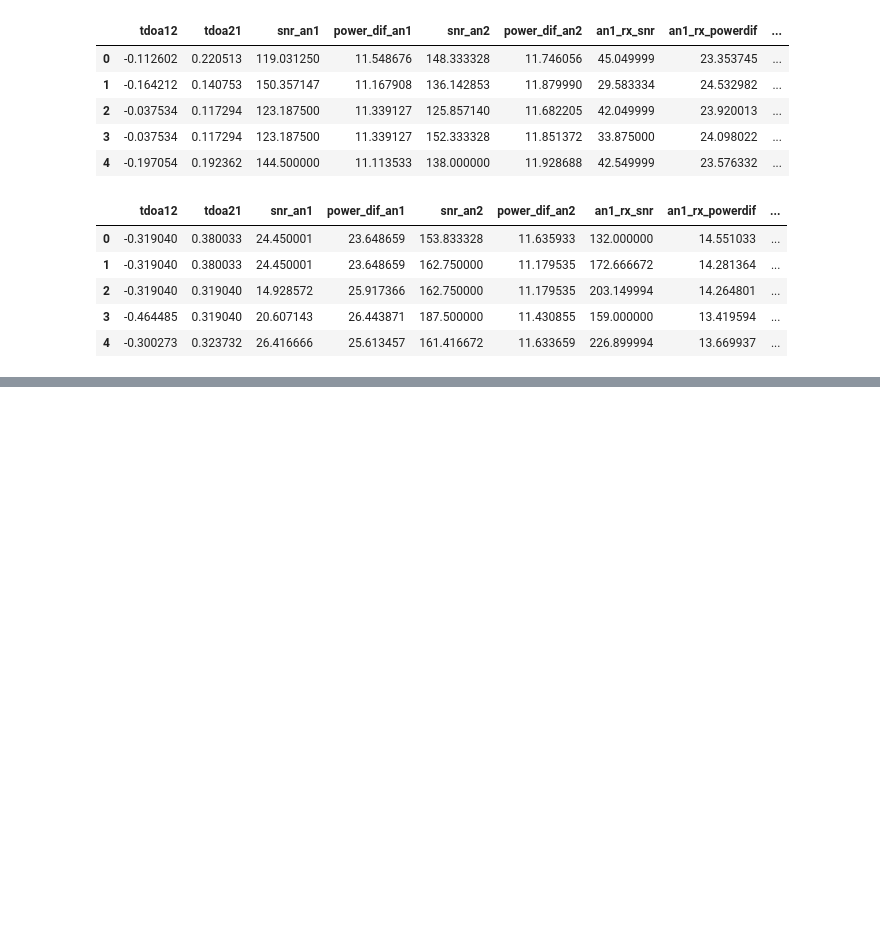
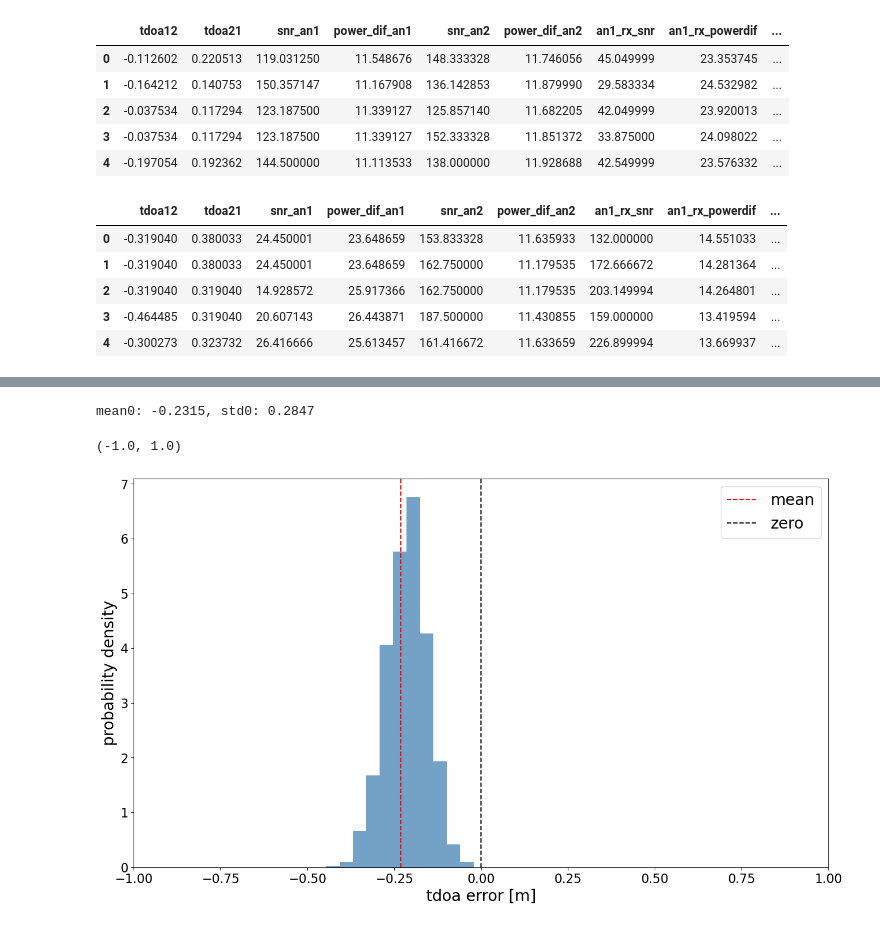
Before and after one commit to B3NToo/Identification-of-NLOS-causing-Material-in-UWB-Localization-Using-Machine-Learning-Methods, a Jupyter notebook: baseline classification/data_analysis.ipynb, the cells around one changed output, grey strips where cells are left out. Cells and saved outputs as stored; diff of their text form; code cells hidden in the pictures; blank space fills up the shorter version.

```diff
--- a/baseline classification/data_analysis.ipynb
+++ b/baseline classification/data_analysis.ipynb
@@ -40,0 +157,23 @@ data.head()
+# %%
+# extract data
+tdoa12 = deleteNAN(np.array(df['tdoa12']))
+tdoa21 = deleteNAN(np.array(df['tdoa21']))
+
+snr_an1 = deleteNAN(np.array(df['snr_an1']))
+power_dif_an1 = deleteNAN(np.array(df['power_dif_an1']))
+snr_an2 = deleteNAN(np.array(df['snr_an2']))
+power_dif_an2 = deleteNAN(np.array(df['power_dif_an2']))
+
+an1_rx_snr = deleteNAN(np.array(df['an1_rx_snr']) )
+an1_rx_powerdif = deleteNAN(np.array(df['an1_rx_powerdif']))
+an1_tof = deleteNAN(np.array(df['an1_tof']))
+
+an2_rx_snr = deleteNAN(np.array(df['an2_rx_snr']) )
+an2_rx_powerdif = deleteNAN(np.array(df['an2_rx_powerdif']))
+an2_tof = deleteNAN(np.array(df['an2_tof']))
+# %%
+# compute gt
+gt_d_12 = linalg.norm(an2_p - tag_p) - linalg.norm(an1_p - tag_p)
+gt_an = linalg.norm(an1_p - an2_p)
+# compute the tdoa12 err
+err12 = tdoa12 - gt_d_12
@@ -40,0 +217,17 @@ data.head()
+# %%
+fig = plt.figure(figsize=(16, 9))
+mu=0;  sigma=0
+ax = plt.subplot(111)
+(mu, sigma) = stats.norm.fit(err12)
+print("mean0: %.4f," % mu, "std0: %.4f" % sigma)
+yhist, xhist, patches = plt.hist(err12, bins=180,color='steelblue',alpha=0.75, density=True)
+plt.axvline(x=mu, alpha=1.0, linestyle ='--', color = 'red')
+plt.axvline(x=0.0, alpha=1.0, linestyle ='--', color = 'black')
+plt.legend(['mean','zero'], fontsize=20)
+plt.xlabel('tdoa error [m]', fontsize=20)
+plt.ylabel('probability density', fontsize=20)
+ax.set_xlim([-1.0, 1.0])
+# %% [output]
+mean0: -0.2315, std0: 0.2847
+(-1.0, 1.0)
+[figure, added]
```
Also changed, not shown: parts of 21 cells of this notebook, 3 other files.
